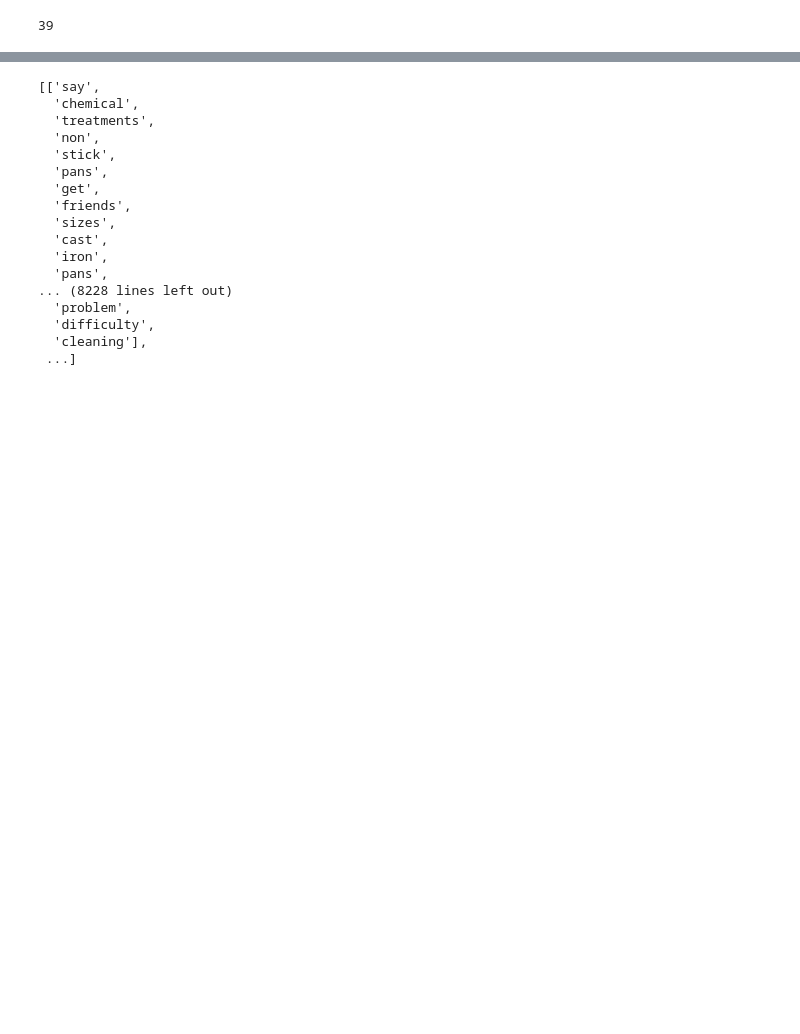
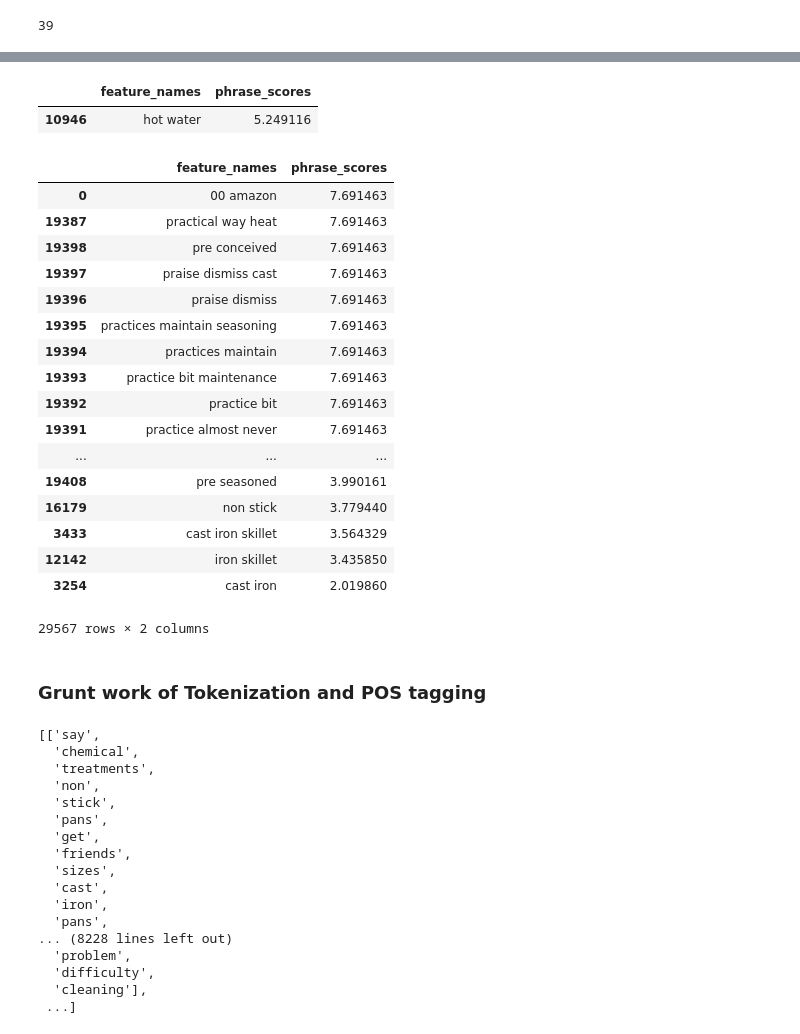
Before and after one commit to UCB-MIDS/InsightsFromReviews, a Jupyter notebook: features/features-withPolarity-subjective-summary.ipynb, the cells around one changed output, grey strips where cells are left out. Saved outputs shown, nothing was run; the diff lists cells and outputs as text; code cells hidden in the pictures; blank space fills up the shorter version.

```diff
--- a/features/features-withPolarity-subjective-summary.ipynb
+++ b/features/features-withPolarity-subjective-summary.ipynb
@@ -1014,3 +868,7 @@ negative_review
 all_sen_tok = []
 for sentence in tqdm(sent_fullreview):
     all_sen_tok.append(nltk.word_tokenize(sentence))
+# %%
+positive_review_clean = []
+for sentence in tqdm(positive_review):
+    positive_review_clean.append(clean(sentence, remove_stopwords=True))
@@ -1017,3 +931,31 @@ for sentence in tqdm(sent_fullreview):
+# %%
+names_scores_df_pos[names_scores_df_pos.feature_names == 'hot water']
+# %% [output]
+|  | feature_names | phrase_scores |
+| 10946 | hot water | 5.249116 |
+# %%
+names_scores_df_pos.sort_values(by='phrase_scores', ascending=False)
+# %% [output]
+|  | feature_names | phrase_scores |
+| 0 | 00 amazon | 7.691463 |
+| 19387 | practical way heat | 7.691463 |
+| 19398 | pre conceived | 7.691463 |
+| 19397 | praise dismiss cast | 7.691463 |
+| 19396 | praise dismiss | 7.691463 |
+| 19395 | practices maintain seasoning | 7.691463 |
+| 19394 | practices maintain | 7.691463 |
+| 19393 | practice bit maintenance | 7.691463 |
+| 19392 | practice bit | 7.691463 |
+| 19391 | practice almost never | 7.691463 |
+| ... | ... | ... |
+| 19408 | pre seasoned | 3.990161 |
+| 16179 | non stick | 3.779440 |
+| 3433 | cast iron skillet | 3.564329 |
+| 12142 | iron skillet | 3.435850 |
+| 3254 | cast iron | 2.019860 |
+29567 rows × 2 columns
+# %% [markdown]
+### Grunt work of Tokenization and POS tagging
 # %%
 # Convert positive, negative and neutral sentences into tokens/words
 pos_sen_tok = []
```
Also changed, not shown: parts of 53 cells of this notebook.
